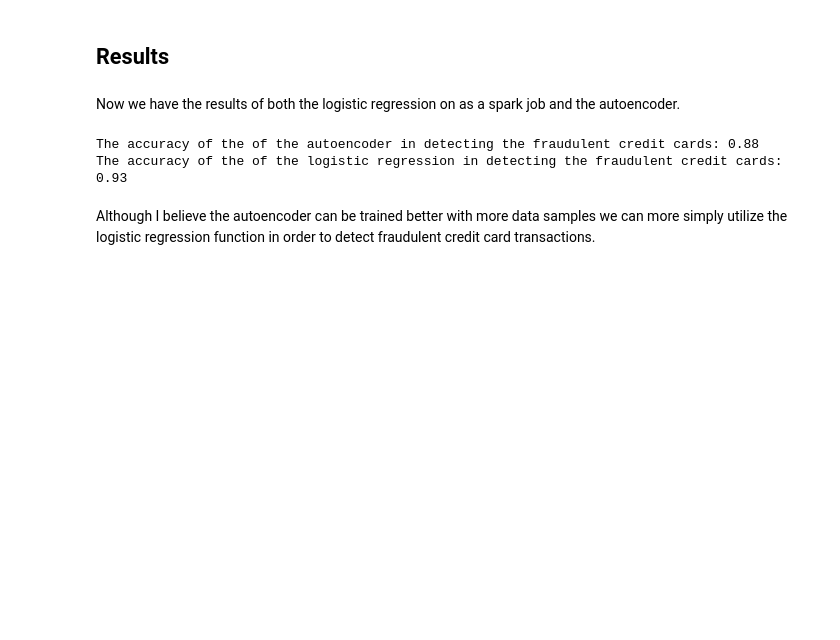
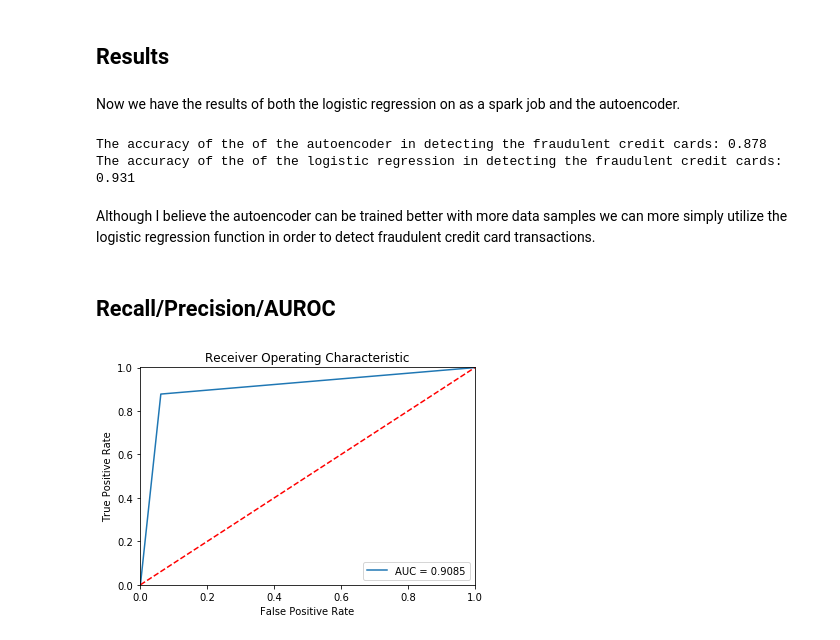
Before and after one commit to AsisASotelo/Credit_Card_Fraud, a Jupyter notebook: credit_card_fraud.model_def.jupyter.v1.ipynb, the cells around one changed output. Drawn from its saved outputs; the diff is of its cells as text; code cells hidden in the pictures; blank space fills up the shorter version.

```diff
--- a/credit_card_fraud.model_def.jupyter.v1.ipynb
+++ b/credit_card_fraud.model_def.jupyter.v1.ipynb
@@ -557,10 +522,27 @@ cm[1][1]/(cm[1][0] + cm[1][1])
 # %% [markdown]
 Now we have the results of both the logistic regression on as a spark job and the autoencoder.
 # %%
-print("The accuracy of the of the autoencoder in detecting the fraudulent credit cards: %.2f" %(cm[1][1]/(cm[1][0] + cm[1][1])))
-print("The accuracy of the of the logistic regression in detecting the fraudulent credit cards: %.2f" %(results[1][1]/(results[1][0] + results[1][1])))
+print("The accuracy of the of the autoencoder in detecting the fraudulent credit cards: %.3f" %(cm[1][1]/(cm[1][0] + cm[1][1])))
+print("The accuracy of the of the logistic regression in detecting the fraudulent credit cards: %.3f" %(results[1][1]/(results[1][0] + results[1][1])))
 # %% [output]
-The accuracy of the of the autoencoder in detecting the fraudulent credit cards: 0.88
-The accuracy of the of the logistic regression in detecting the fraudulent credit cards: 0.93
+The accuracy of the of the autoencoder in detecting the fraudulent credit cards: 0.878
+The accuracy of the of the logistic regression in detecting the fraudulent credit cards: 0.931
 # %% [markdown]
 Although I believe the autoencoder can be trained better with more data samples we can more simply utilize the logistic regression function in order to detect fraudulent credit card transactions.
+# %% [markdown]
+## Recall/Precision/AUROC
+# %%
+fpr, tpr, thresholds = roc_curve(y_test, mad_outliers)
+roc_auc = auc(fpr, tpr)
+
+plt.title('Receiver Operating Characteristic')
+plt.plot(fpr, tpr, label='AUC = %0.4f'% roc_auc)
+plt.legend(loc='lower right')
+plt.plot([0,1],[0,1],'r--')
+plt.xlim([-0.001, 1])
+plt.ylim([0, 1.001])
+plt.ylabel('True Positive Rate')
+plt.xlabel('False Positive Rate')
+plt.show();
+# %% [output]
+[figure, added]
```
Also changed, not shown: parts of 13 cells of this notebook.
